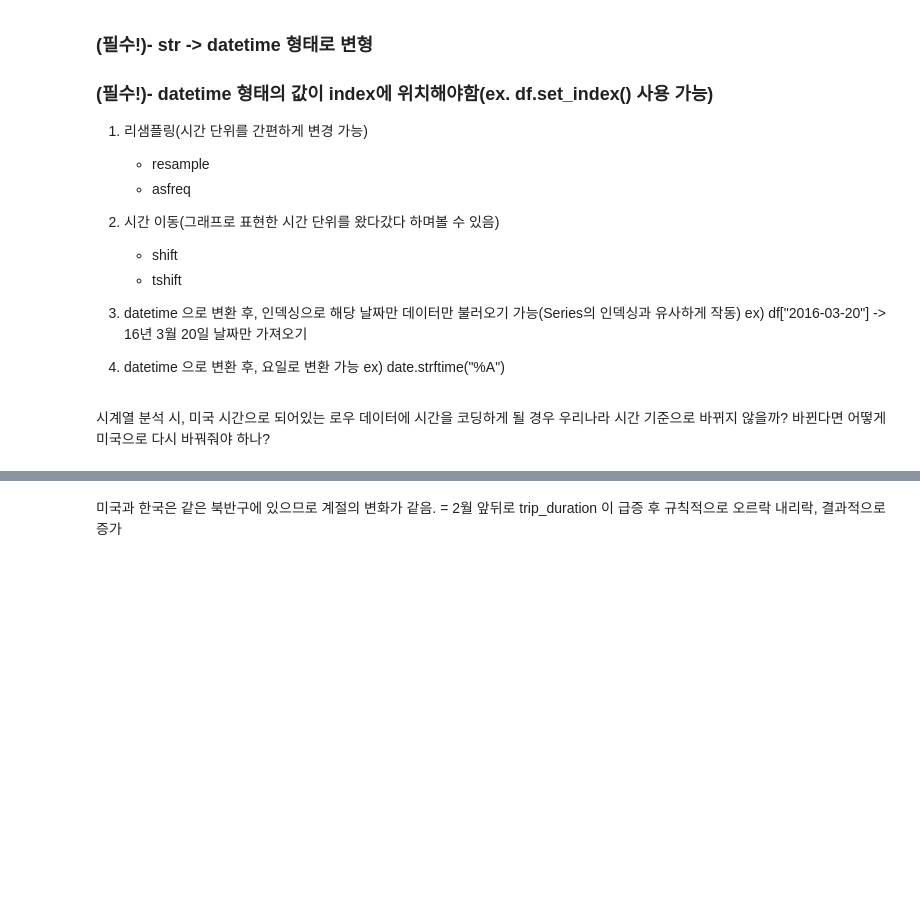
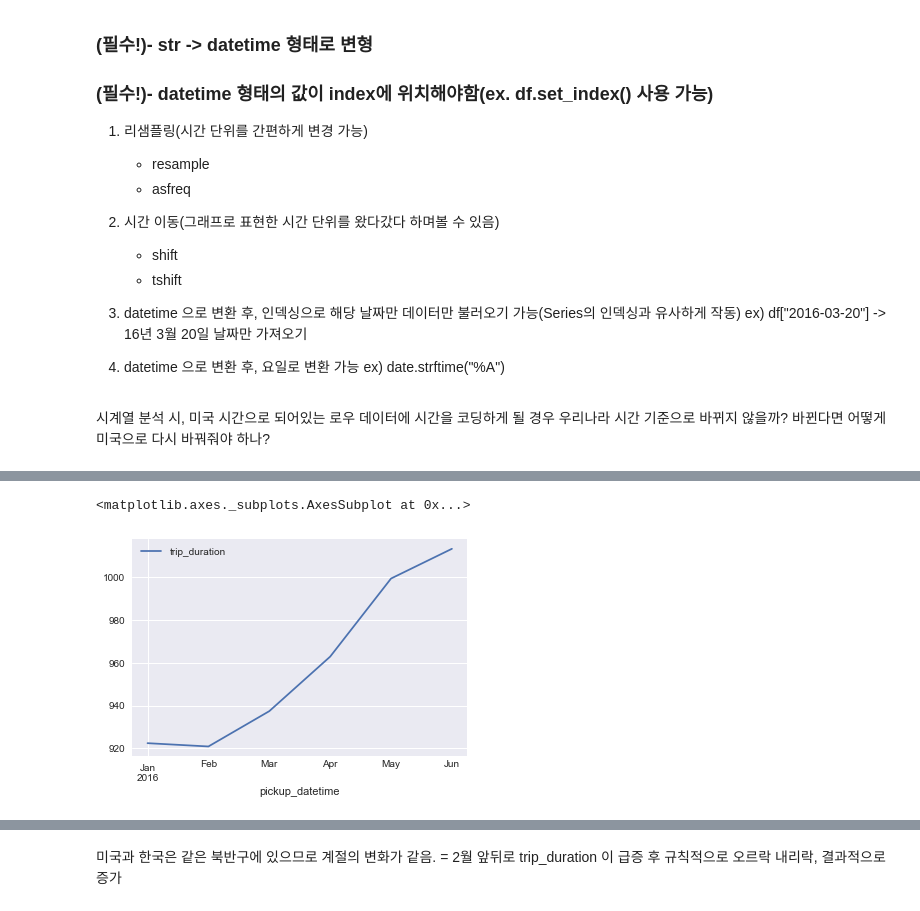
Before and after one commit to Moons08/dss-project-taxi, a Jupyter notebook: Kang/EDA_KANG.ipynb, the cells around one changed output, grey strips where cells are left out. Drawn from its saved outputs; the diff is of its cells as text; code cells hidden in the pictures; blank space fills up the shorter version.

```diff
--- a/Kang/EDA_KANG.ipynb
+++ b/Kang/EDA_KANG.ipynb
@@ -221,0 +225,3 @@ weekly_duration
+# %%
+monthly_duration = df.resample('m').mean()
+monthly_duration
@@ -222,2 +237,7 @@ weekly_duration
+# %%
+monthly_duration.plot()
+# %% [output]
+<matplotlib.axes._subplots.AxesSubplot at 0x...>
+[figure, added]
 # %%
 weekly_duration.plot()
```
Also changed, not shown: parts of 25 cells of this notebook.
